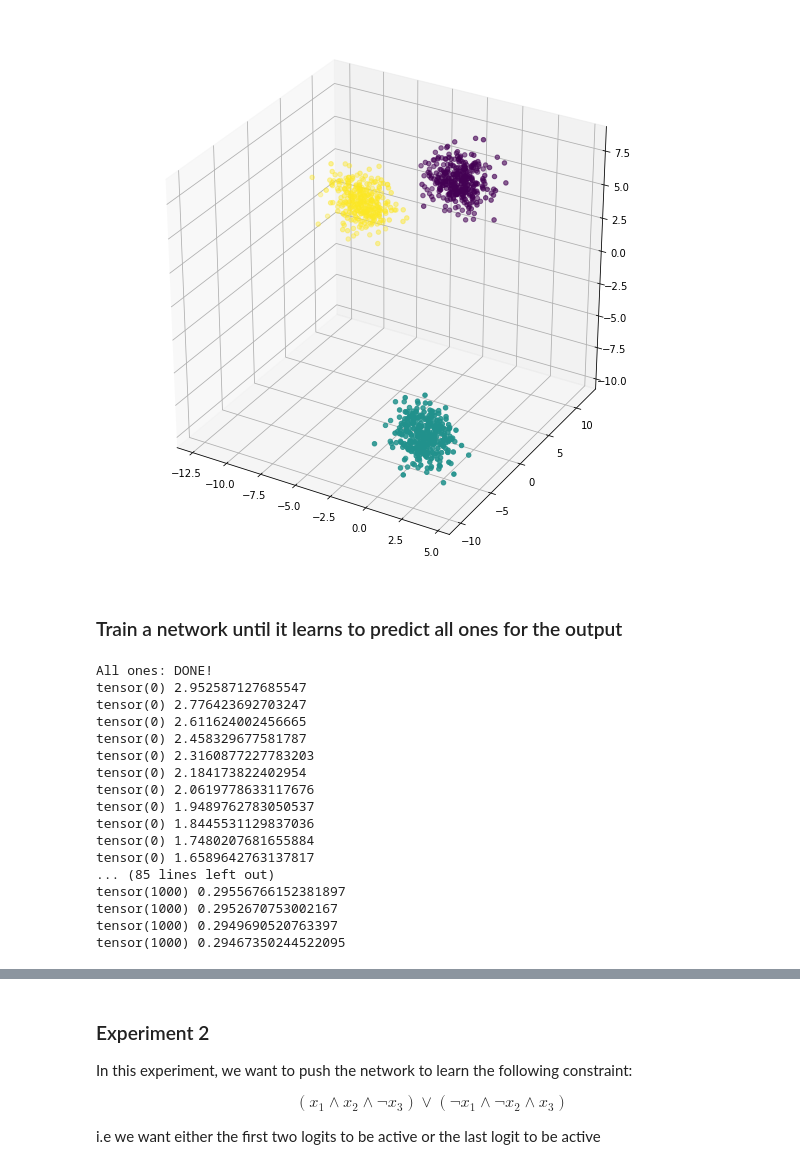
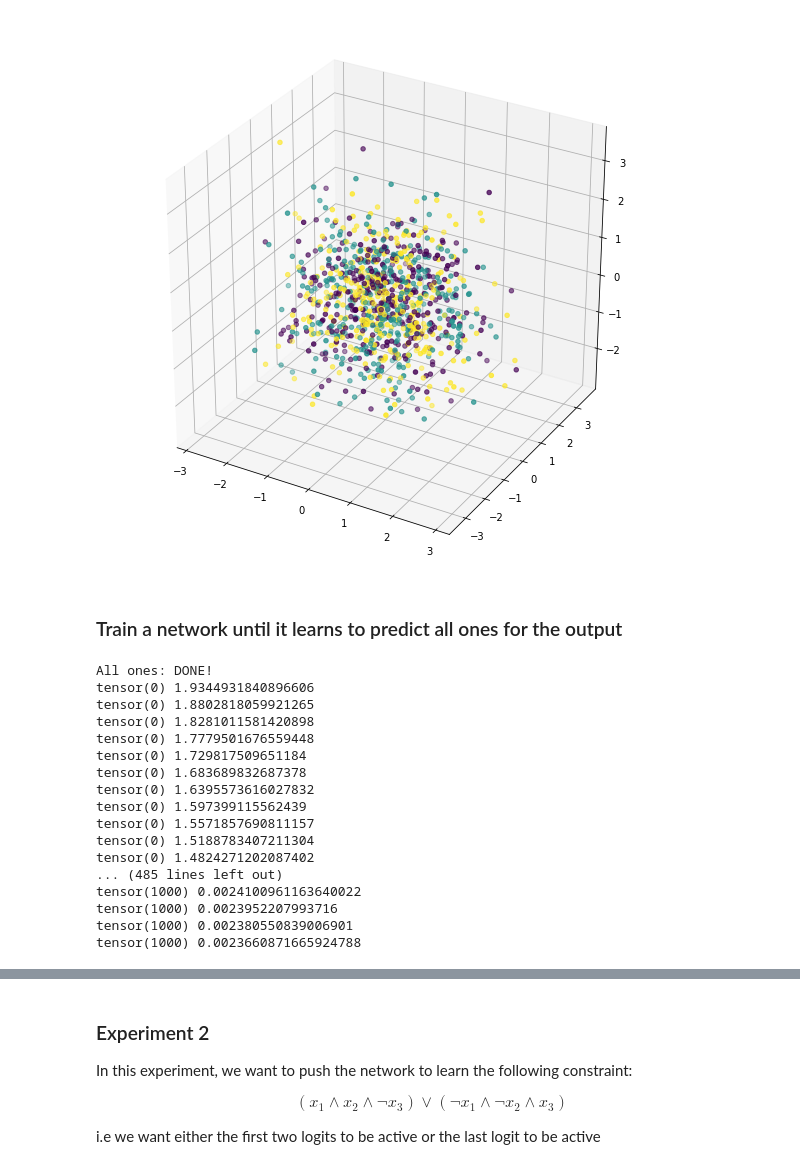
Before and after one commit to samarthbhargav/symstat, a Jupyter notebook: gaussian_blobs.ipynb, the cells around one changed output, grey strips where cells are left out. Drawn from its saved outputs; the diff is of its cells as text; code cells hidden in the pictures.

```diff
--- a/gaussian_blobs.ipynb
+++ b/gaussian_blobs.ipynb
@@ -26,33 +25,34 @@ import matplotlib.pyplot as plt
 %matplotlib inline
 # %%
 XX, yyy = make_blobs(2000, n_features=3, random_state=42)
-
 
 X = XX[0:1000]
 yy = yyy[0:1000]
 
 X_test = XX[1000:]
 yy_test = yyy[1000:]
 
+X = torch.randn_like(torch.tensor(X)).numpy()
+X_test = torch.randn_like(torch.tensor(X_test)).numpy()
 
 fig = plt.figure(figsize=(10, 10))
 ax = fig.add_subplot(111, projection="3d")
 ax.scatter(X[:, 0], X[:, 1], X[:, 2], c=yy)
 
 
 # convert to pytorch tensors
 X = torch.FloatTensor(X)
 y = torch.zeros(X.size(0), 3)
 for idx, _ in enumerate(yy):
     y[idx, _] = 1.0
 
 X_test = torch.FloatTensor(X_test)
 
 y_test = torch.zeros(X_test.size(0), 3)
 for idx, _ in enumerate(yy_test):
     y_test[idx, _] = 1.0
 # %% [output]
-[figure, old version]
+[figure, new version]
 # %%
 class Net(nn.Module):
     def __init__(self):
@@ -112,7 +112,7 @@ print("All ones: DONE!")
 opt = optim.Adam(net.parameters(), lr=0.01)
 loss_ot = []
 sat_ot = []
-for i in range(100):
+for i in range(500):
     opt.zero_grad()
     out = net(X)
     batch_loss = torch.zeros(X.size(0))
@@ -137,22 +137,22 @@ for i in range(100):
 #         if sat == X.size(0):
 # %% [output]
 All ones: DONE!
-tensor(0) 2.952587127685547
-tensor(0) 2.776423692703247
-tensor(0) 2.611624002456665
-tensor(0) 2.458329677581787
-tensor(0) 2.3160877227783203
-tensor(0) 2.184173822402954
-tensor(0) 2.0619778633117676
-tensor(0) 1.9489762783050537
-tensor(0) 1.8445531129837036
-tensor(0) 1.7480207681655884
-tensor(0) 1.6589642763137817
-... (85 lines left out)
-tensor(1000) 0.29556766152381897
-tensor(1000) 0.2952670753002167
-tensor(1000) 0.2949690520763397
-tensor(1000) 0.29467350244522095
+tensor(0) 1.9344931840896606
+tensor(0) 1.8802818059921265
+tensor(0) 1.8281011581420898
+tensor(0) 1.7779501676559448
+tensor(0) 1.729817509651184
+tensor(0) 1.683689832687378
+tensor(0) 1.6395573616027832
+tensor(0) 1.597399115562439
+tensor(0) 1.5571857690811157
+tensor(0) 1.5188783407211304
+tensor(0) 1.4824271202087402
+... (485 lines left out)
+tensor(1000) 0.0024100961163640022
+tensor(1000) 0.0023952207993716
+tensor(1000) 0.002380550839006901
+tensor(1000) 0.0023660871665924788
 # %%
 fig = plt.figure(figsize=(12, 5))
 
```
Also changed, not shown: parts of 16 cells of this notebook, 5 other files.
